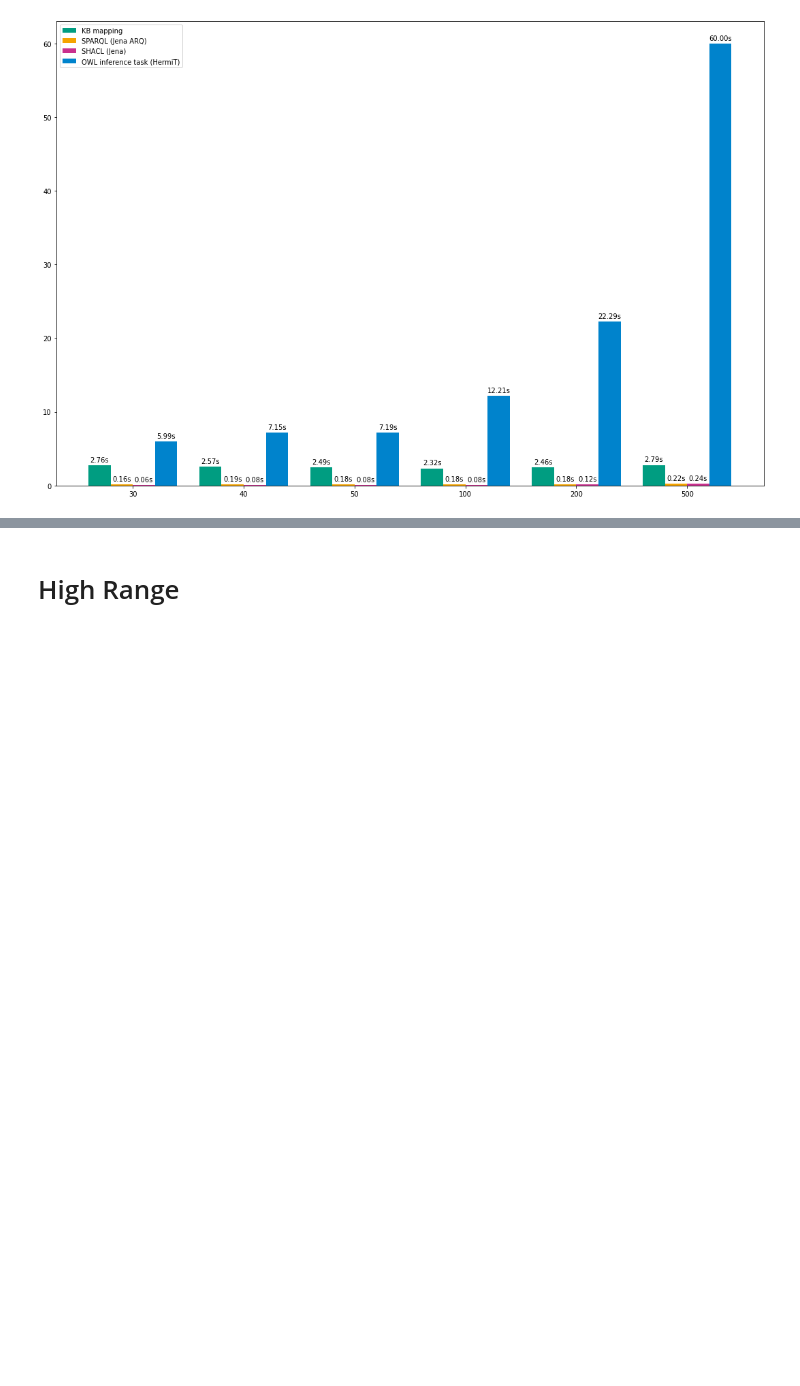
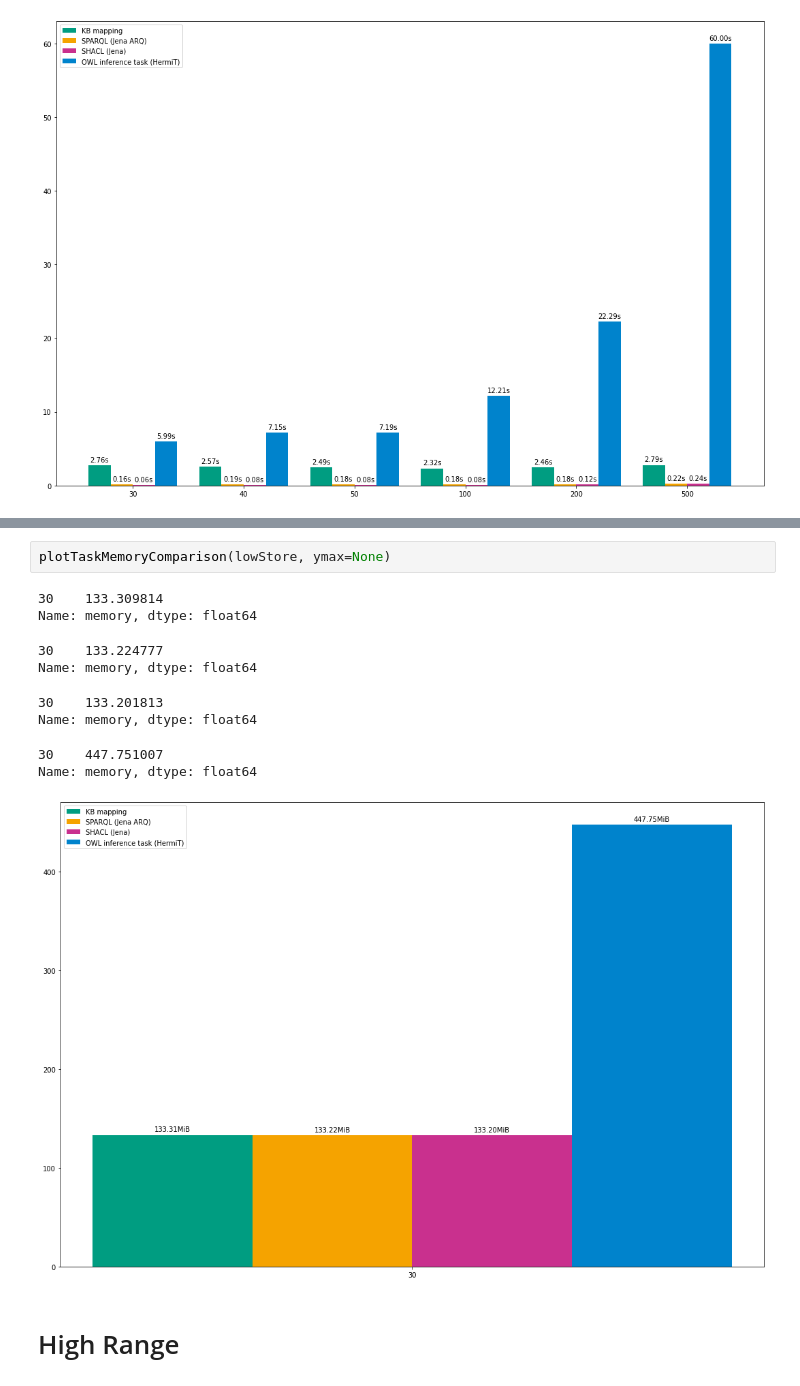
Before and after one commit to ahbnr/SemanticJavaDebugger, a Jupyter notebook: casestudies/performance/notebooks/Performance-DoublyLinked.ipynb, the cells around one changed output, grey strips where cells are left out. Cells and saved outputs as stored; diff of their text form; blank space fills up the shorter version.

```diff
--- a/casestudies/performance/notebooks/Performance-DoublyLinked.ipynb
+++ b/casestudies/performance/notebooks/Performance-DoublyLinked.ipynb
@@ -96,3 +187,15 @@ Name: times, dtype: float64
+# %%
+plotTaskMemoryComparison(lowStore, ymax=None)
+# %% [output]
+30    133.309814
+Name: memory, dtype: float64
+30    133.224777
+Name: memory, dtype: float64
+30    133.201813
+Name: memory, dtype: float64
+30    447.751007
+Name: memory, dtype: float64
+[figure, added]
 # %% [markdown]
 # High Range
 # %%
```
Also changed, not shown: parts of 3 cells of this notebook, 10 other files.
